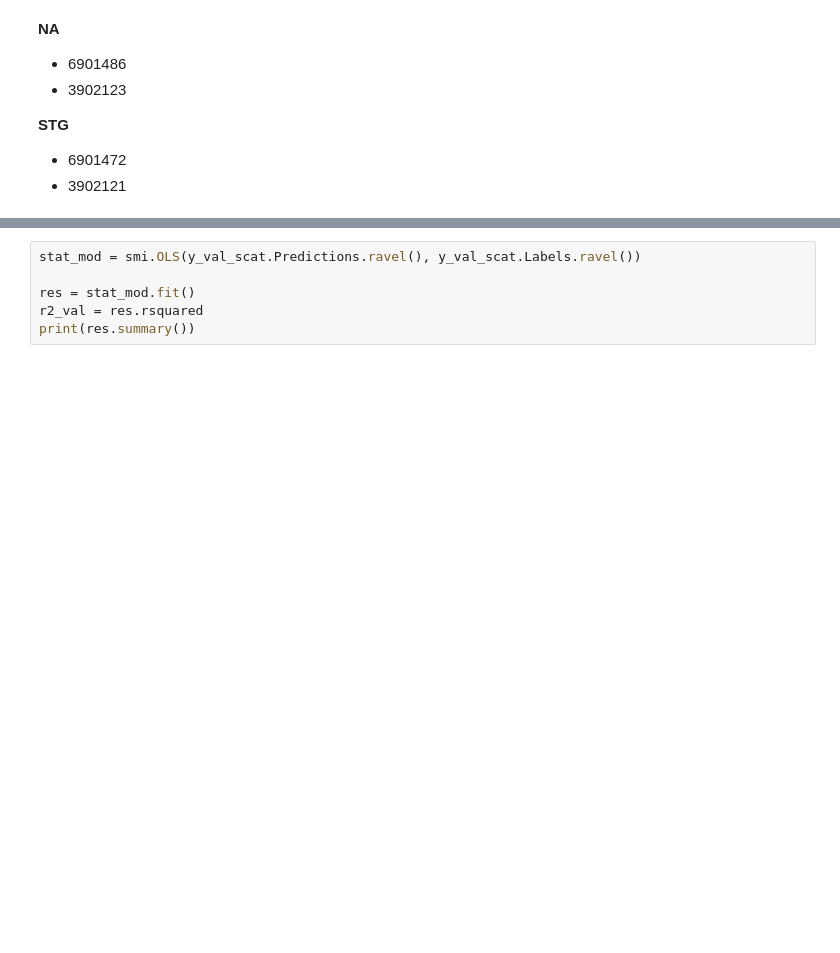
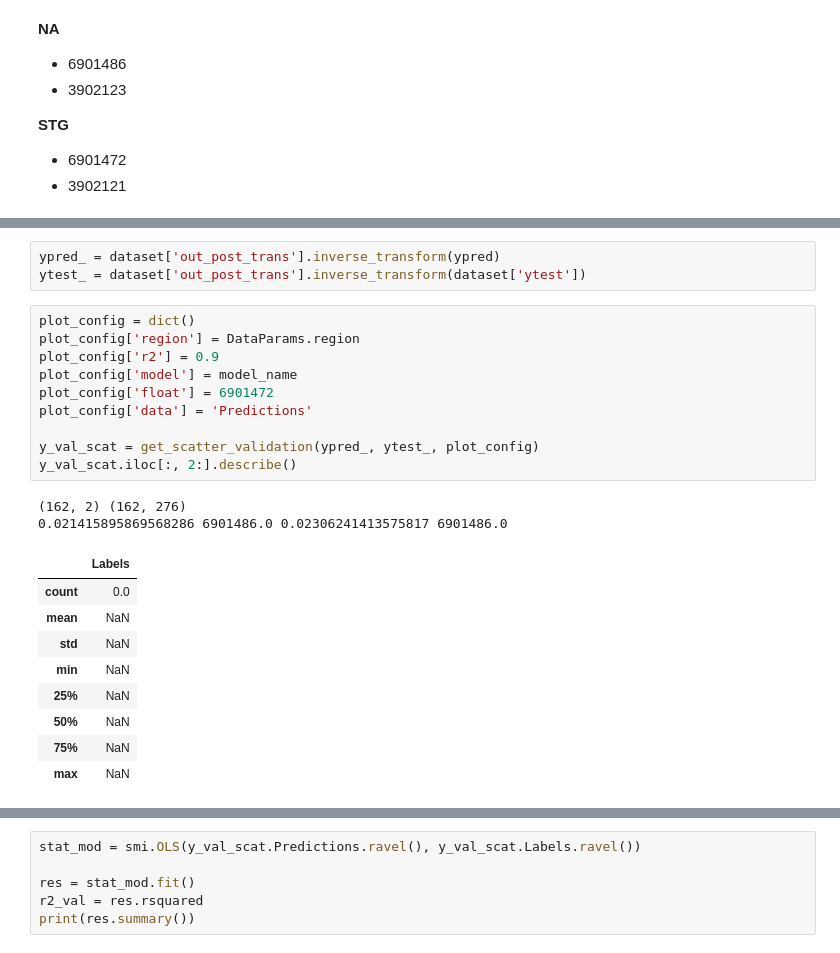
Before and after one commit to IPL-UV/ml4ocean, a Jupyter notebook: notebooks/full_walkthroughs/full_walkthrough_stg.ipynb, the cells around one changed output, grey strips where cells are left out. Drawn from its saved outputs; the diff is of its cells as text; blank space fills up the shorter version.

```diff
--- a/notebooks/full_walkthroughs/full_walkthrough_stg.ipynb
+++ b/notebooks/full_walkthroughs/full_walkthrough_stg.ipynb
@@ -593,3 +613,28 @@ y_val_scat
+# %%
+ypred_ = dataset['out_post_trans'].inverse_transform(ypred)
+ytest_ = dataset['out_post_trans'].inverse_transform(dataset['ytest'])
+# %%
+plot_config = dict()
+plot_config['region'] = DataParams.region
+plot_config['r2'] = 0.9
+plot_config['model'] = model_name
+plot_config['float'] = 6901472
+plot_config['data'] = 'Predictions'
+
+y_val_scat = get_scatter_validation(ypred_, ytest_, plot_config)
+y_val_scat.iloc[:, 2:].describe()
+# %% [output]
+(162, 2) (162, 276)
+0.021415895869568286 6901486.0 0.02306241413575817 6901486.0
+|  | Labels |
+| count | 0.0 |
+| mean | NaN |
+| std | NaN |
+| min | NaN |
+| 25% | NaN |
+| 50% | NaN |
+| 75% | NaN |
+| max | NaN |
 # %%
 plot_config = dict()
 plot_config['region'] = DataParams.region
```
Also changed, not shown: parts of 17 cells of this notebook, 2 other files.
